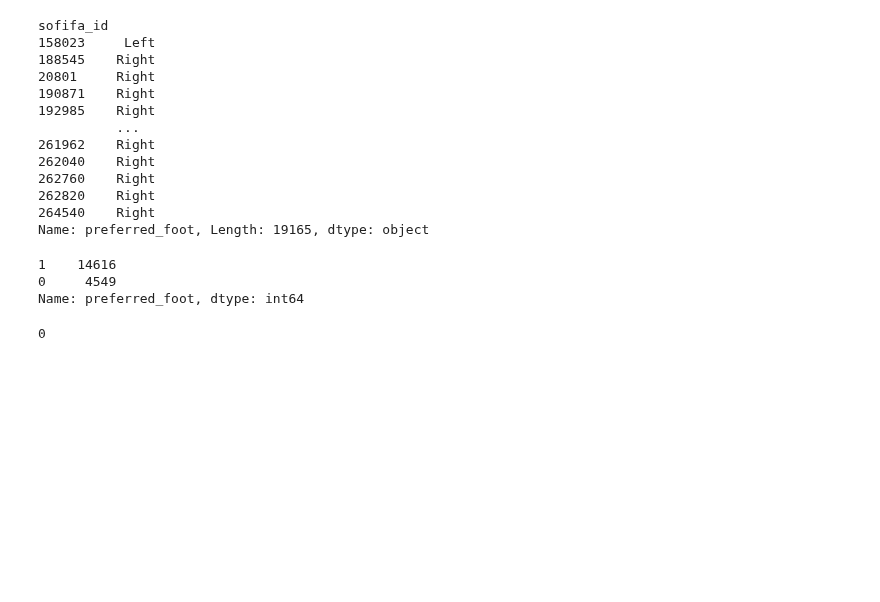
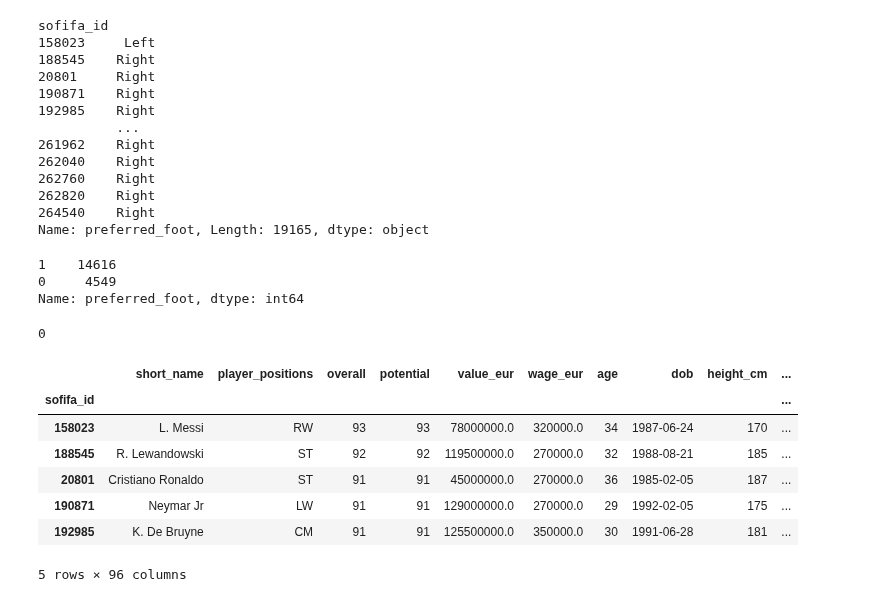
Before and after one commit to ironhack-bcn-data-pt/PR06-Machine-Learning-Group-Project, a Jupyter notebook: Project_06.ipynb, the cells around one changed output. Cells and saved outputs as stored; diff of their text form; code cells hidden in the pictures; blank space fills up the shorter version.

Commit message:
columns 20 to 25 checked

```diff
--- a/Project_06.ipynb
+++ b/Project_06.ipynb
@@ -1078,3 +1078,14 @@ male_df.preferred_foot.isna().sum()
 0
 # %%
 male_df.preferred_foot = male_df.preferred_foot.apply(lambda x: 0 if x == 'Left' else 1)
+# %%
+male_df.head()
+# %% [output]
+|  | short_name | player_positions | overall | potential | value_eur | wage_eur | age | dob | height_cm | ... |
+| sofifa_id |  |  |  |  |  |  |  |  |  | ... |
+| 158023 | L. Messi | RW | 93 | 93 | 78000000.0 | 320000.0 | 34 | 1987-06-24 | 170 | ... |
+| 188545 | R. Lewandowski | ST | 92 | 92 | 119500000.0 | 270000.0 | 32 | 1988-08-21 | 185 | ... |
+| 20801 | Cristiano Ronaldo | ST | 91 | 91 | 45000000.0 | 270000.0 | 36 | 1985-02-05 | 187 | ... |
+| 190871 | Neymar Jr | LW | 91 | 91 | 129000000.0 | 270000.0 | 29 | 1992-02-05 | 175 | ... |
+| 192985 | K. De Bruyne | CM | 91 | 91 | 125500000.0 | 350000.0 | 30 | 1991-06-28 | 181 | ... |
+5 rows × 96 columns
```
